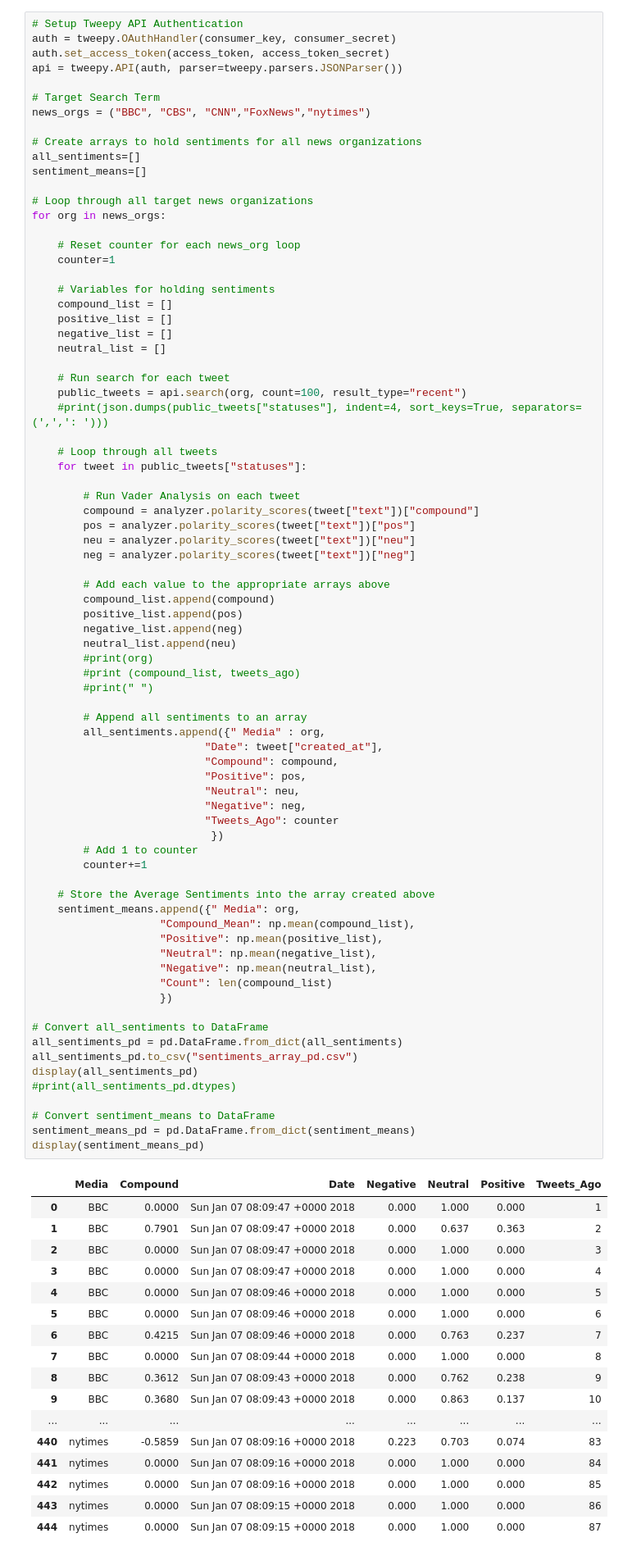
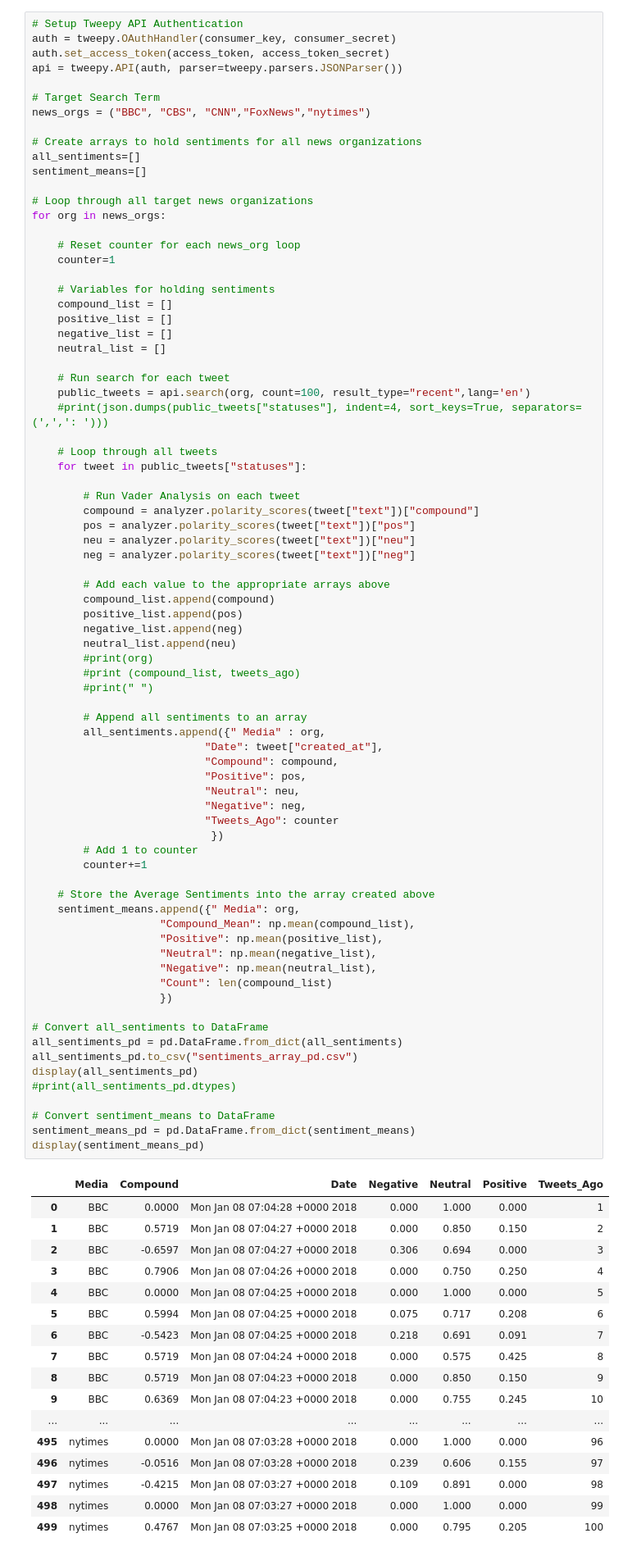
Before and after one commit to minas26902/NewsSentimentAnalysis, a Jupyter notebook: HW7-NewsMood_AMD.ipynb, the cells around one changed output. Shown: that part at 82% size. Saved outputs shown, nothing was run; the diff lists cells and outputs as text.

```diff
--- a/HW7-NewsMood_AMD.ipynb
+++ b/HW7-NewsMood_AMD.ipynb
@@ -73,7 +67,7 @@ for org in news_orgs:
     neutral_list = []
 
     # Run search for each tweet
-    public_tweets = api.search(org, count=100, result_type="recent")
+    public_tweets = api.search(org, count=100, result_type="recent",lang='en')
     #print(json.dumps(public_tweets["statuses"], indent=4, sort_keys=True, separators=(',',': ')))
 
     # Loop through all tweets
@@ -99,46 +93,46 @@ for org in news_orgs:
                            "Date": tweet["created_at"],
                            "Compound": compound,
                            "Positive": pos,
                            "Neutral": neu,
                            "Negative": neg,
                            "Tweets_Ago": counter
                             })
         # Add 1 to counter
         counter+=1
 
     # Store the Average Sentiments into the array created above
     sentiment_means.append({" Media": org,
                     "Compound_Mean": np.mean(compound_list),
                     "Positive": np.mean(positive_list),
                     "Neutral": np.mean(negative_list),
                     "Negative": np.mean(neutral_list),
                     "Count": len(compound_list)
                     })
 
 # Convert all_sentiments to DataFrame
 all_sentiments_pd = pd.DataFrame.from_dict(all_sentiments)
 all_sentiments_pd.to_csv("sentiments_array_pd.csv")
 display(all_sentiments_pd)
 #print(all_sentiments_pd.dtypes)
 
 # Convert sentiment_means to DataFrame
 sentiment_means_pd = pd.DataFrame.from_dict(sentiment_means)
 display(sentiment_means_pd)
 # %% [output]
 |  | Media | Compound | Date | Negative | Neutral | Positive | Tweets_Ago |
-| 0 | BBC | 0.0000 | Sun Jan 07 08:09:47 +0000 2018 | 0.000 | 1.000 | 0.000 | 1 |
-| 1 | BBC | 0.7901 | Sun Jan 07 08:09:47 +0000 2018 | 0.000 | 0.637 | 0.363 | 2 |
-| 2 | BBC | 0.0000 | Sun Jan 07 08:09:47 +0000 2018 | 0.000 | 1.000 | 0.000 | 3 |
-| 3 | BBC | 0.0000 | Sun Jan 07 08:09:47 +0000 2018 | 0.000 | 1.000 | 0.000 | 4 |
-| 4 | BBC | 0.0000 | Sun Jan 07 08:09:46 +0000 2018 | 0.000 | 1.000 | 0.000 | 5 |
-| 5 | BBC | 0.0000 | Sun Jan 07 08:09:46 +0000 2018 | 0.000 | 1.000 | 0.000 | 6 |
-| 6 | BBC | 0.4215 | Sun Jan 07 08:09:46 +0000 2018 | 0.000 | 0.763 | 0.237 | 7 |
-| 7 | BBC | 0.0000 | Sun Jan 07 08:09:44 +0000 2018 | 0.000 | 1.000 | 0.000 | 8 |
-| 8 | BBC | 0.3612 | Sun Jan 07 08:09:43 +0000 2018 | 0.000 | 0.762 | 0.238 | 9 |
-| 9 | BBC | 0.3680 | Sun Jan 07 08:09:43 +0000 2018 | 0.000 | 0.863 | 0.137 | 10 |
+| 0 | BBC | 0.0000 | Mon Jan 08 07:04:28 +0000 2018 | 0.000 | 1.000 | 0.000 | 1 |
+| 1 | BBC | 0.5719 | Mon Jan 08 07:04:27 +0000 2018 | 0.000 | 0.850 | 0.150 | 2 |
+| 2 | BBC | -0.6597 | Mon Jan 08 07:04:27 +0000 2018 | 0.306 | 0.694 | 0.000 | 3 |
+| 3 | BBC | 0.7906 | Mon Jan 08 07:04:26 +0000 2018 | 0.000 | 0.750 | 0.250 | 4 |
+| 4 | BBC | 0.0000 | Mon Jan 08 07:04:25 +0000 2018 | 0.000 | 1.000 | 0.000 | 5 |
+| 5 | BBC | 0.5994 | Mon Jan 08 07:04:25 +0000 2018 | 0.075 | 0.717 | 0.208 | 6 |
+| 6 | BBC | -0.5423 | Mon Jan 08 07:04:25 +0000 2018 | 0.218 | 0.691 | 0.091 | 7 |
+| 7 | BBC | 0.5719 | Mon Jan 08 07:04:24 +0000 2018 | 0.000 | 0.575 | 0.425 | 8 |
+| 8 | BBC | 0.5719 | Mon Jan 08 07:04:23 +0000 2018 | 0.000 | 0.850 | 0.150 | 9 |
+| 9 | BBC | 0.6369 | Mon Jan 08 07:04:23 +0000 2018 | 0.000 | 0.755 | 0.245 | 10 |
 | ... | ... | ... | ... | ... | ... | ... | ... |
-| 440 | nytimes | -0.5859 | Sun Jan 07 08:09:16 +0000 2018 | 0.223 | 0.703 | 0.074 | 83 |
-| 441 | nytimes | 0.0000 | Sun Jan 07 08:09:16 +0000 2018 | 0.000 | 1.000 | 0.000 | 84 |
-| 442 | nytimes | 0.0000 | Sun Jan 07 08:09:16 +0000 2018 | 0.000 | 1.000 | 0.000 | 85 |
-| 443 | nytimes | 0.0000 | Sun Jan 07 08:09:15 +0000 2018 | 0.000 | 1.000 | 0.000 | 86 |
-| 444 | nytimes | 0.0000 | Sun Jan 07 08:09:15 +0000 2018 | 0.000 | 1.000 | 0.000 | 87 |
+| 495 | nytimes | 0.0000 | Mon Jan 08 07:03:28 +0000 2018 | 0.000 | 1.000 | 0.000 | 96 |
+| 496 | nytimes | -0.0516 | Mon Jan 08 07:03:28 +0000 2018 | 0.239 | 0.606 | 0.155 | 97 |
+| 497 | nytimes | -0.4215 | Mon Jan 08 07:03:27 +0000 2018 | 0.109 | 0.891 | 0.000 | 98 |
+| 498 | nytimes | 0.0000 | Mon Jan 08 07:03:27 +0000 2018 | 0.000 | 1.000 | 0.000 | 99 |
+| 499 | nytimes | 0.4767 | Mon Jan 08 07:03:25 +0000 2018 | 0.000 | 0.795 | 0.205 | 100 |
```
Also changed, not shown: parts of 6 cells of this notebook, 6 other files.
